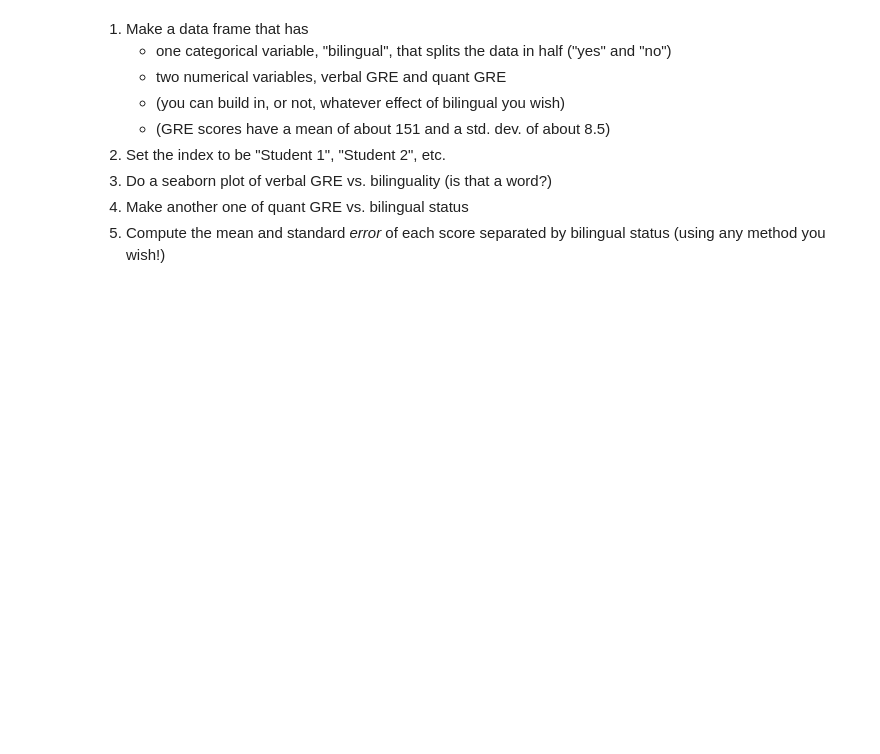
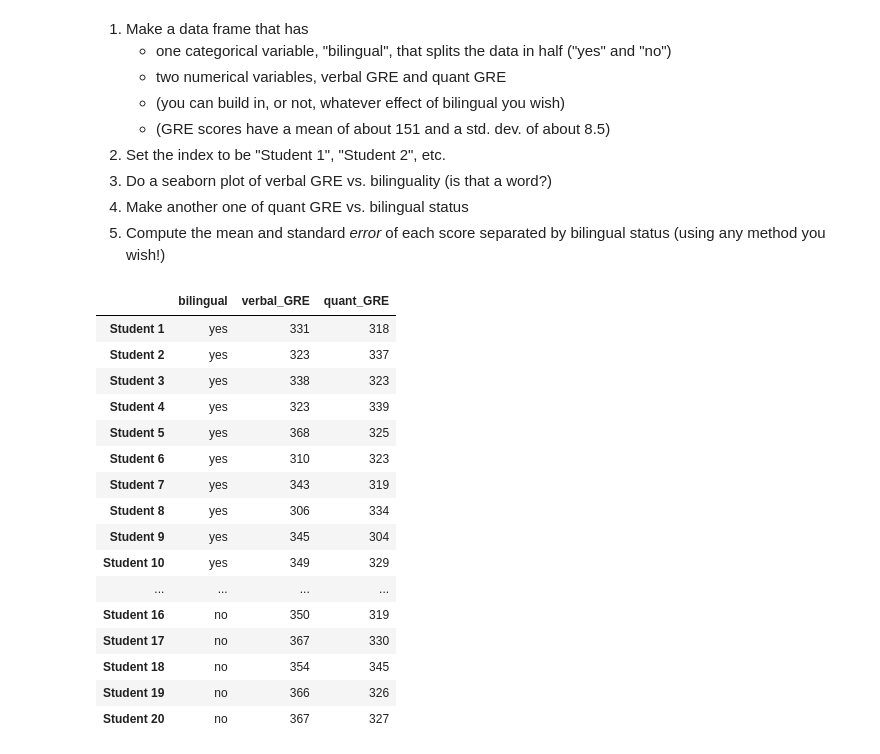
Before and after one commit to baramX3/PSY_submissions, a Jupyter notebook: tutorial_notebooks/tutorial018-Pandas-Advanced-WorkingWithData.ipynb, the cells around one changed output. Saved outputs shown, nothing was run; the diff lists cells and outputs as text; code cells hidden in the pictures; blank space fills up the shorter version.

```diff
--- a/tutorial_notebooks/tutorial018-Pandas-Advanced-WorkingWithData.ipynb
+++ b/tutorial_notebooks/tutorial018-Pandas-Advanced-WorkingWithData.ipynb
@@ -1040,3 +1024,51 @@ In this tutorial, we have covered some key aspects of working with data using pa
 3. Do a seaborn plot of verbal GRE vs. bilinguality (is that a word?)
 4. Make another one of quant GRE vs. bilingual status
 5. Compute the mean and standard *error* of each score separated by bilingual status (using any method you wish!)
+# %%
+num_participant = 20 # total number of participants in the study
+
+# create bilingual array
+bilingual = pd.Series(['yes', 'no'])
+bilingual = bilingual.repeat(num_participant/2)
+bilingual = bilingual.reset_index(drop=True)
+
+# create verbal and quant GRE arrays for non-bilingual participants
+verbal_GRE_mono = np.int64(151 + 8.5*np.random.randn(num_patients,))
+quant_GRE_mono = np.int64(151 + 8.5*np.random.randn(num_patients,))
+
+# create verbal and quant GRE arrays for bilingual participants
+verbal_GRE_bi = np.int64(195 + 15*np.random.randn(num_patients,))
+quant_GRE_bi = np.int64(175 + 8.5*np.random.randn(num_patients,))
+
+# combine verbal and quant GRE arrays for mono and bilingual participants
+verbal_GRE = verbal_GRE_bi + verbal_GRE_mono
+quant_GRE = quant_GRE_bi + quant_GRE_mono
+
+# create index array
+index = np.array([])
+for i in range(1, num_participant + 1):
+    index = np.append(index, "Student " + str(i))
+
+# create dictionary to combine arrays
+df_dict = {'bilingual': bilingual, 'verbal_GRE': verbal_GRE, 'quant_GRE' : quant_GRE}
+bilingual_GRE = pd.DataFrame(df_dict)
+bilingual_GRE.index = index # specify index
+bilingual_GRE
+# %% [output]
+|  | bilingual | verbal_GRE | quant_GRE |
+| Student 1 | yes | 331 | 318 |
+| Student 2 | yes | 323 | 337 |
+| Student 3 | yes | 338 | 323 |
+| Student 4 | yes | 323 | 339 |
+| Student 5 | yes | 368 | 325 |
+| Student 6 | yes | 310 | 323 |
+| Student 7 | yes | 343 | 319 |
+| Student 8 | yes | 306 | 334 |
+| Student 9 | yes | 345 | 304 |
+| Student 10 | yes | 349 | 329 |
+| ... | ... | ... | ... |
+| Student 16 | no | 350 | 319 |
+| Student 17 | no | 367 | 330 |
+| Student 18 | no | 354 | 345 |
+| Student 19 | no | 366 | 326 |
+| Student 20 | no | 367 | 327 |
```
Also changed, not shown: parts of 58 cells of this notebook.
